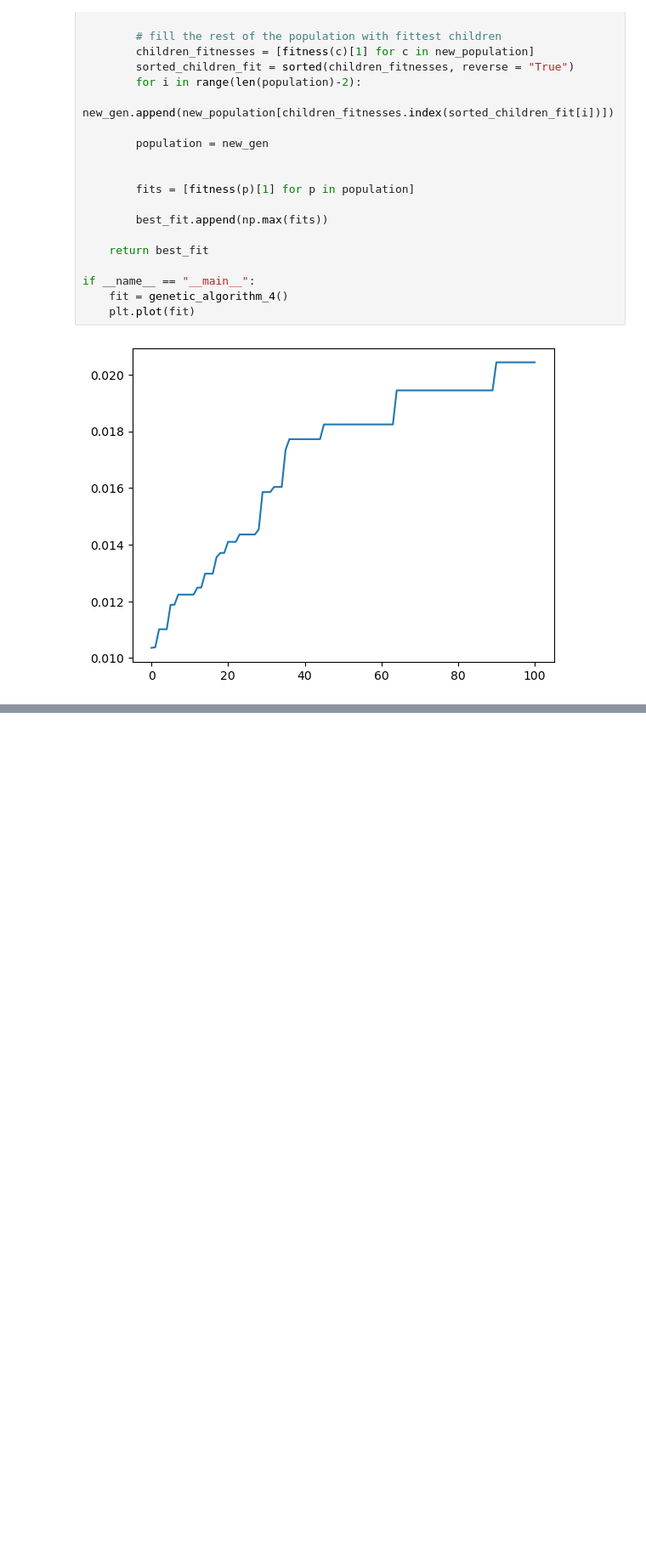
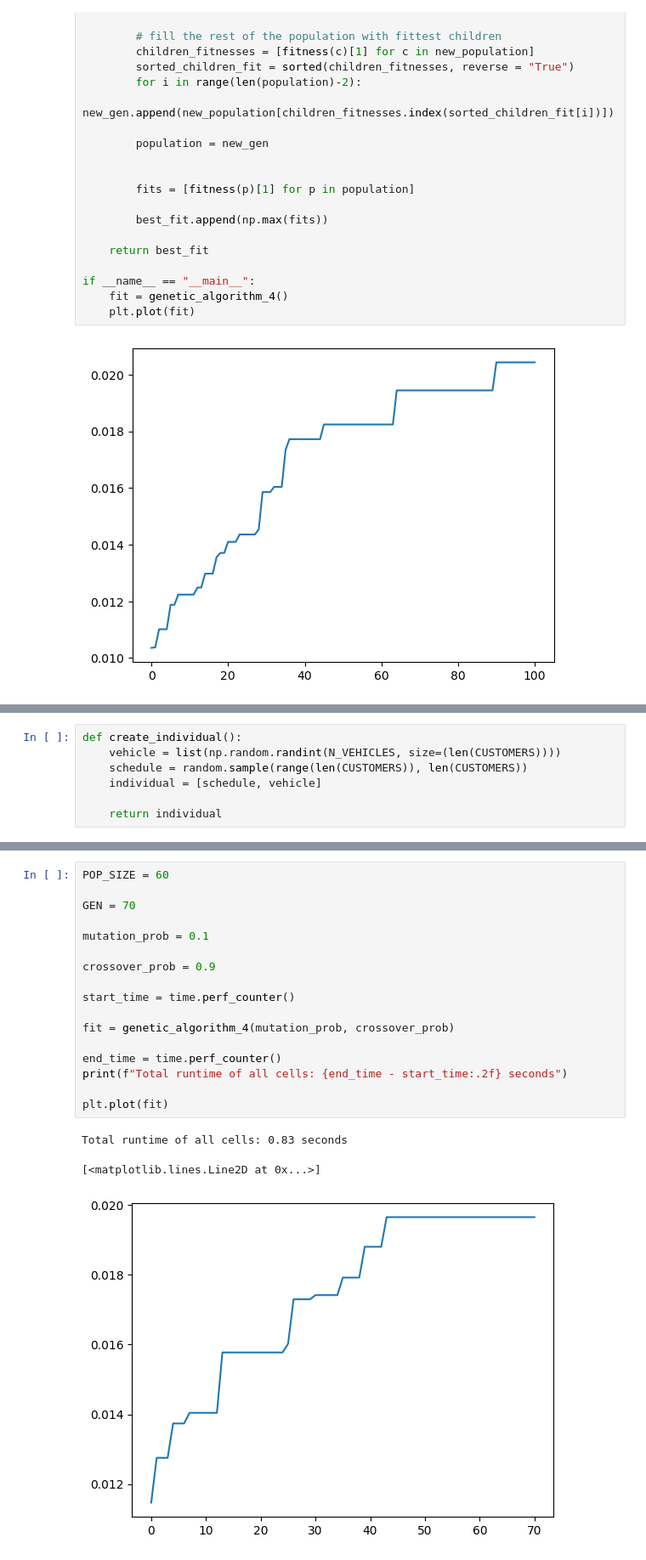
Before and after one commit to emibk/ACIT4610-1-Assignment-1, a Jupyter notebook: Assignment1.ipynb, the cells around one changed output, grey strips where cells are left out. Shown at 85% size. Saved outputs shown, nothing was run; the diff lists cells and outputs as text; blank space fills up the shorter version.

Commit message:
created time and final algorithm finishing details

```diff
--- a/Assignment1.ipynb
+++ b/Assignment1.ipynb
@@ -797,0 +800,7 @@ if __name__ == "__main__":
+# %%
+def create_individual():
+    vehicle = list(np.random.randint(N_VEHICLES, size=(len(CUSTOMERS))))
+    schedule = random.sample(range(len(CUSTOMERS)), len(CUSTOMERS))
+    individual = [schedule, vehicle]
+
+    return individual
@@ -797,0 +1053,21 @@ if __name__ == "__main__":
+# %%
+POP_SIZE = 60
+
+GEN = 70
+
+mutation_prob = 0.1
+
+crossover_prob = 0.9
+
+start_time = time.perf_counter()
+
+fit = genetic_algorithm_4(mutation_prob, crossover_prob)
+
+end_time = time.perf_counter()
+print(f"Total runtime of all cells: {end_time - start_time:.2f} seconds")
+
+plt.plot(fit)
+# %% [output]
+Total runtime of all cells: 0.83 seconds
+[<matplotlib.lines.Line2D at 0x...>]
+[figure, added]
```
Also changed, not shown: parts of 28 cells of this notebook, 1 other file.
